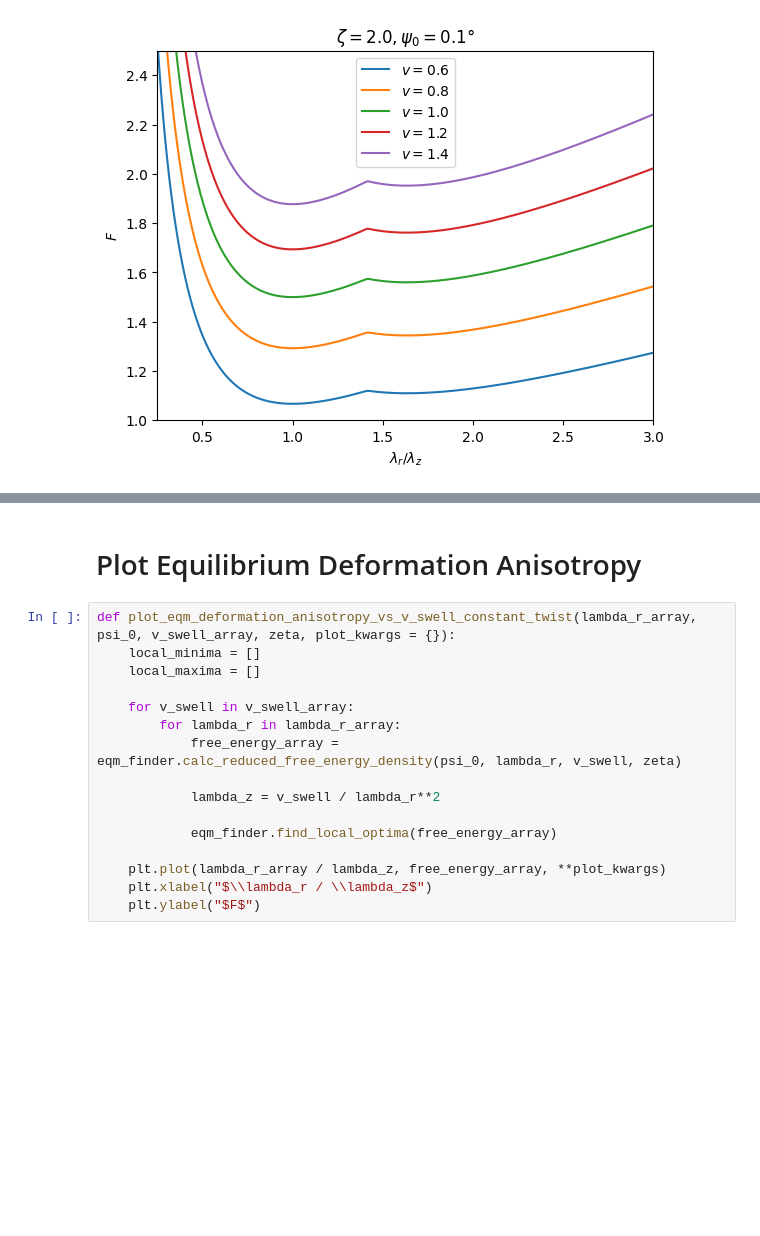
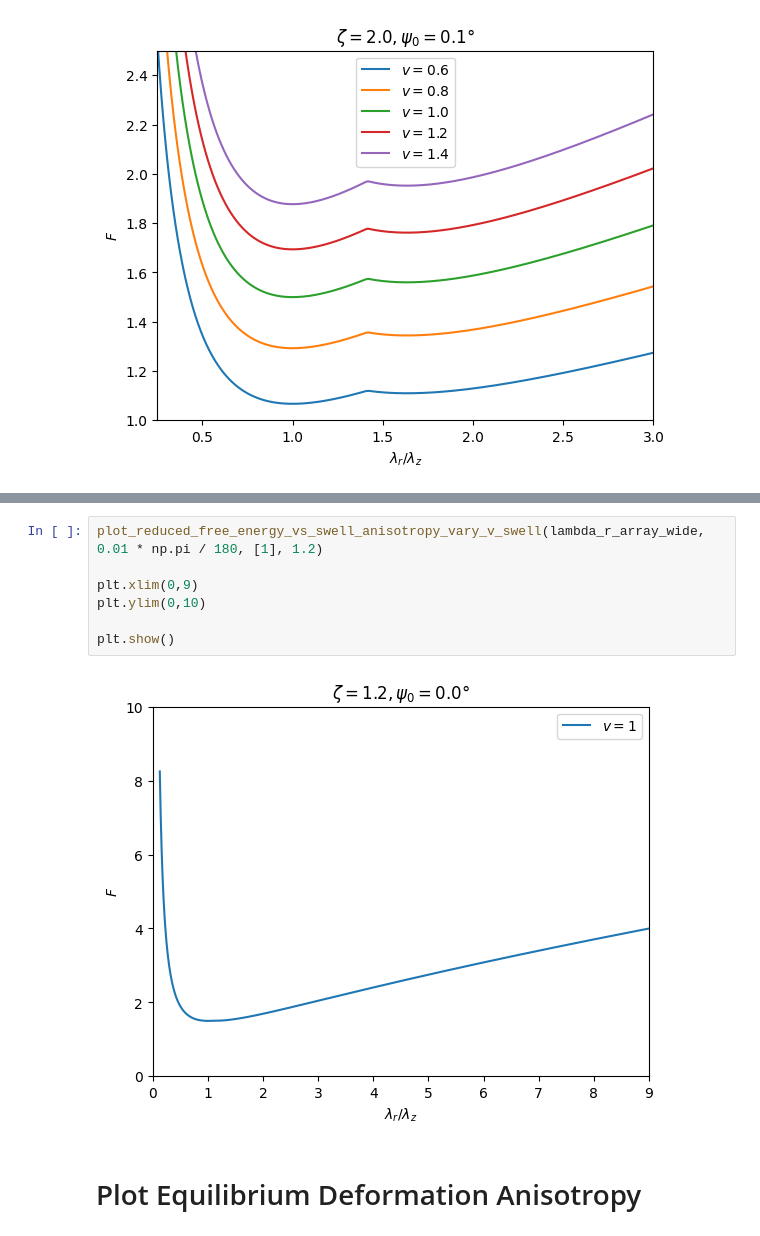
Before and after one commit to gouwsxander/hydrated-liquid-crystal-elastomers, a Jupyter notebook: Free energy minimization/plot_free_energy.ipynb, the cells around one changed output, grey strips where cells are left out. Cells and saved outputs as stored; diff of their text form; blank space fills up the shorter version.

```diff
--- a/Free energy minimization/plot_free_energy.ipynb
+++ b/Free energy minimization/plot_free_energy.ipynb
@@ -361,18 +361,11 @@ plt.show()
+# %%
+plot_reduced_free_energy_vs_swell_anisotropy_vary_v_swell(lambda_r_array_wide, 0.01 * np.pi / 180, [1], 1.2)
+
+plt.xlim(0,9)
+plt.ylim(0,10)
+
+plt.show()
+# %% [output]
+[figure, added]
 # %% [markdown]
 # Plot Equilibrium Deformation Anisotropy
-# %%
-def plot_eqm_deformation_anisotropy_vs_v_swell_constant_twist(lambda_r_array, psi_0, v_swell_array, zeta, plot_kwargs = {}):
-    local_minima = []
-    local_maxima = []
-
-    for v_swell in v_swell_array:
-        for lambda_r in lambda_r_array:
-            free_energy_array = eqm_finder.calc_reduced_free_energy_density(psi_0, lambda_r, v_swell, zeta)
-
-            lambda_z = v_swell / lambda_r**2
-
-            eqm_finder.find_local_optima(free_energy_array)
-
-    plt.plot(lambda_r_array / lambda_z, free_energy_array, **plot_kwargs)
-    plt.xlabel("$\\lambda_r / \\lambda_z$")
-    plt.ylabel("$F$")
```
Also changed, not shown: parts of 17 cells of this notebook, 2 other files.
